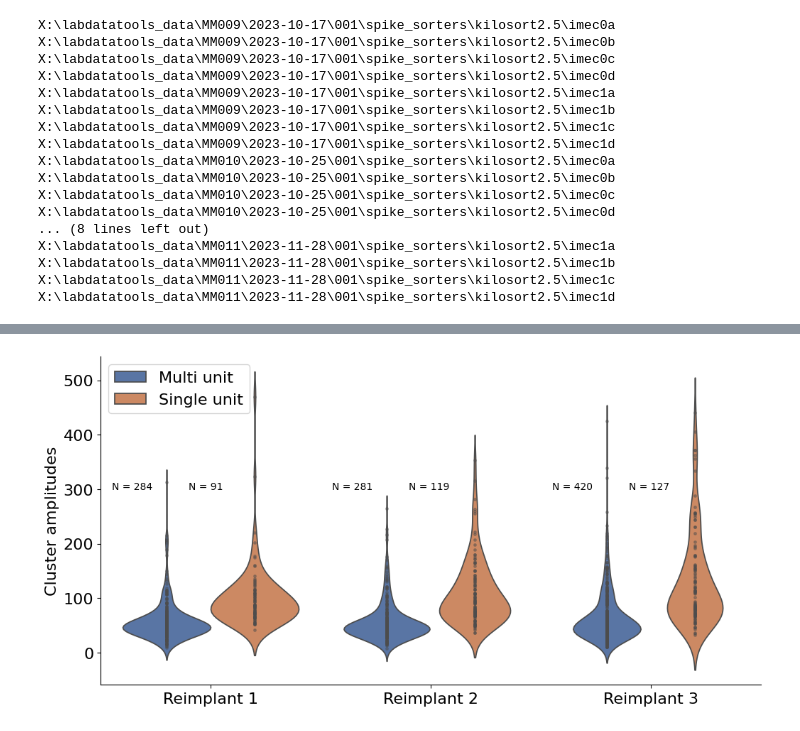
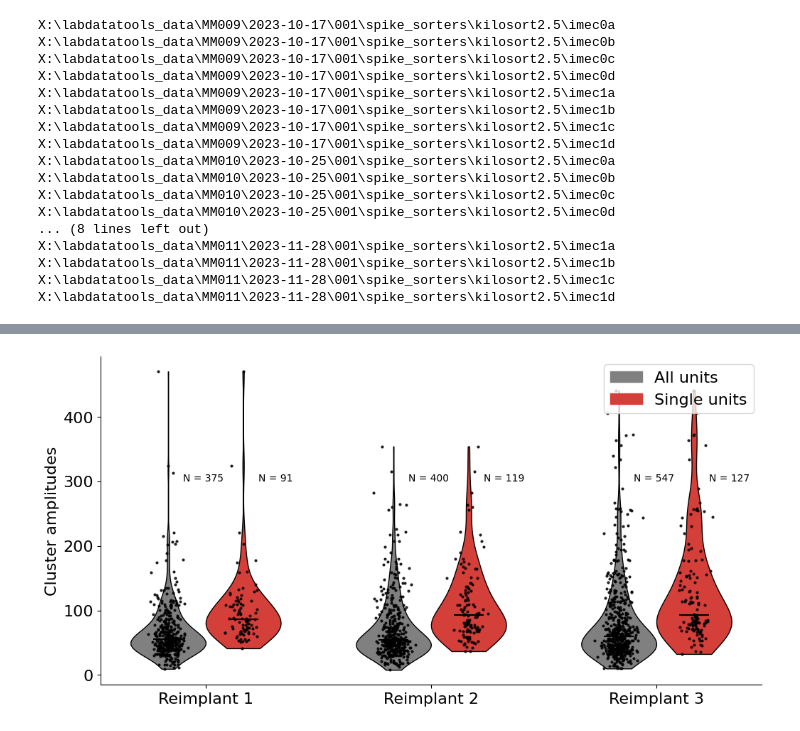
Before and after one commit to spkware/chronic_recording_manuscript, a Jupyter notebook: src/reimplant_units.ipynb, the cells around one changed output, grey strips where cells are left out. Saved outputs shown, nothing was run; the diff lists cells and outputs as text; code cells hidden in the pictures.

Commit message:
reformat violinplots

```diff
--- a/src/reimplant_units.ipynb
+++ b/src/reimplant_units.ipynb
@@ -126,12 +107,11 @@ plt.savefig(SAVEPATH / 'reimplant_rasters.png', format='png', dpi=500, bbox_inch
 # %%
-import seaborn as sns
-# plot amplitudes of units for each recording, along with number of single units
+# Get the waveform amplitudes for plotting
 dat = pd.DataFrame()
 n_mua, n_single = [],[]
 for isess, shank_clus in enumerate(session_clus):
     all_amps, all_single_units = [],[]
     for ishank,clu in enumerate(shank_clus):
-        n_total_units= np.sum(clu.cluster_info.n_active_channels<40)
+        #n_total_units= np.sum(clu.cluster_info.n_active_channels<40)
         n_total_units= len(clu)
         single_units  = ((np.abs(clu.cluster_info.trough_amplitude)>25) &
                           (clu.cluster_info.amplitude_cutoff<0.1) &
@@ -150,25 +130,60 @@ for isess, shank_clus in enumerate(session_clus):
     dat = pd.concat([dat, pd.DataFrame(zip(all_amps, all_single_units, sess))])
 
 dat.columns = ['amps','single unit','sess']
-
-fig = plt.figure(figsize=(12,6))
-pal = sns.color_palette('deep')
-ax = sns.violinplot(x=dat['sess'],y=dat['amps'], hue=dat['single unit'],palette=pal, inner='point', inner_kws=dict(alpha=.4,
-                                                                                                                   ))
-#sns.stripplot(x=dat['sess'],y=dat['amps'], hue=dat['single unit'], jitter=True, alpha=.4)
-plt.ylabel('Cluster amplitudes')
-plt.xlabel('')
-plt.legend(handles=ax.legend_.legendHandles, labels=['Multi unit','Single unit'])
-plt.gca().spines[['right', 'top']].set_visible(False)
-
-fdict = {'size': 10}
-for i in range(len(session_clus)):
-    plt.text(i -.45,300,f'N = {n_mua[i]}',fontdict=fdict)
-    plt.text(i - .1,300,f'N = {n_single[i]}',fontdict=fdict)
-
-plt.savefig(SAVEPATH / 'reimplant_amps.pdf', format='pdf', dpi=500, bbox_inches='tight')
-# %% [output]
-[figure, removed]
+# %%
+import matplotlib.patches as mpatches
+x = 0
+fdict = {'size': 10}
+leg_labels, xticks = [],[]
+sessions = [t for _,t in dat.groupby(dat['sess'])]
+
+
+fig = plt.figure(figsize=(12,6))
+for i,s in enumerate(sessions):
+    all_amps = s.amps
+    su_amps = s.amps[s['single unit']].values
+
+    scatter_positions = np.random.normal(x, scale=.05, size=len(all_amps))
+    parts = plt.violinplot([all_amps], [x], showmedians=False, showextrema=False)
+    plt.scatter(scatter_positions, all_amps, color='black',s=4, alpha=.8)
+    plt.hlines(np.median(all_amps), x-.1, x+.1, color='black')
+    plt.text(x+.1,300,f'N = {len(all_amps)}',fontdict=fdict)
+    xticks.append(x+.25)
+    x += .5
+
+    for pc in parts['bodies']:
+        pc.set_facecolor('grey')
+        pc.set_edgecolor('black')
+        pc.set_alpha(1)
+    if i==0:
+        color = parts['bodies'][0].get_facecolor().flatten()
+        leg_labels.append((mpatches.Patch(color=color), 'All units'))
+
+    scatter_positions = np.random.normal(x, scale=.05, size=len(su_amps))
+    parts = plt.violinplot([su_amps], [x], showmedians=False, showextrema=False)
+    plt.scatter(scatter_positions, su_amps, color='black',s=4, alpha=.8)
+    plt.hlines(np.median(su_amps), x-.1, x+.1, color='black')
+    plt.text(x+.1,300,f'N = {len(su_amps)}',fontdict=fdict)
+    x += 1
+
+    for pc in parts['bodies']:
+        pc.set_facecolor('#D43F3A')
+        pc.set_edgecolor('black')
+        pc.set_alpha(1)
+    if i==0:
+        color = parts['bodies'][0].get_facecolor().flatten()
+        leg_labels.append((mpatches.Patch(color=color), 'Single units'))
+
+
+plt.xticks(xticks, labels)
+plt.ylabel('Cluster amplitudes')
+plt.xlabel('')
+plt.gca().spines[['right', 'top']].set_visible(False)
+plt.legend(*zip(*leg_labels), loc = 1)
+
+plt.savefig(SAVEPATH / 'reimplant_amps.pdf', format='pdf', dpi=500)
+# %% [output]
+[figure, added]
 # %%
 # Plot MAD for each channel
 from mtscomp import decompress
```
Also changed, not shown: parts of 4 cells of this notebook.
